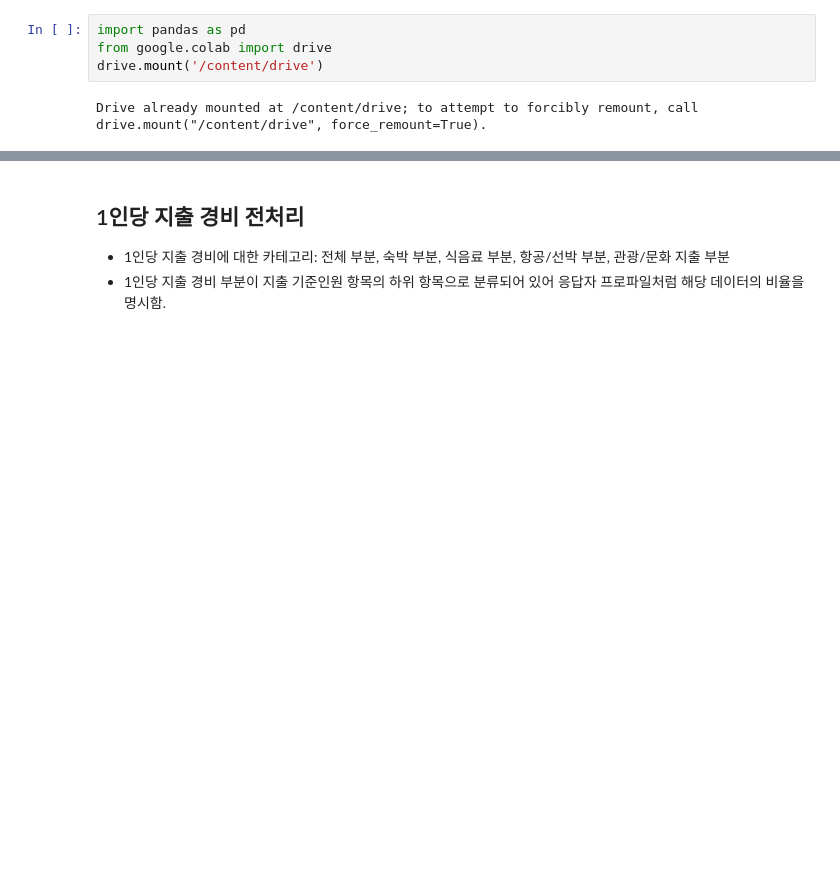
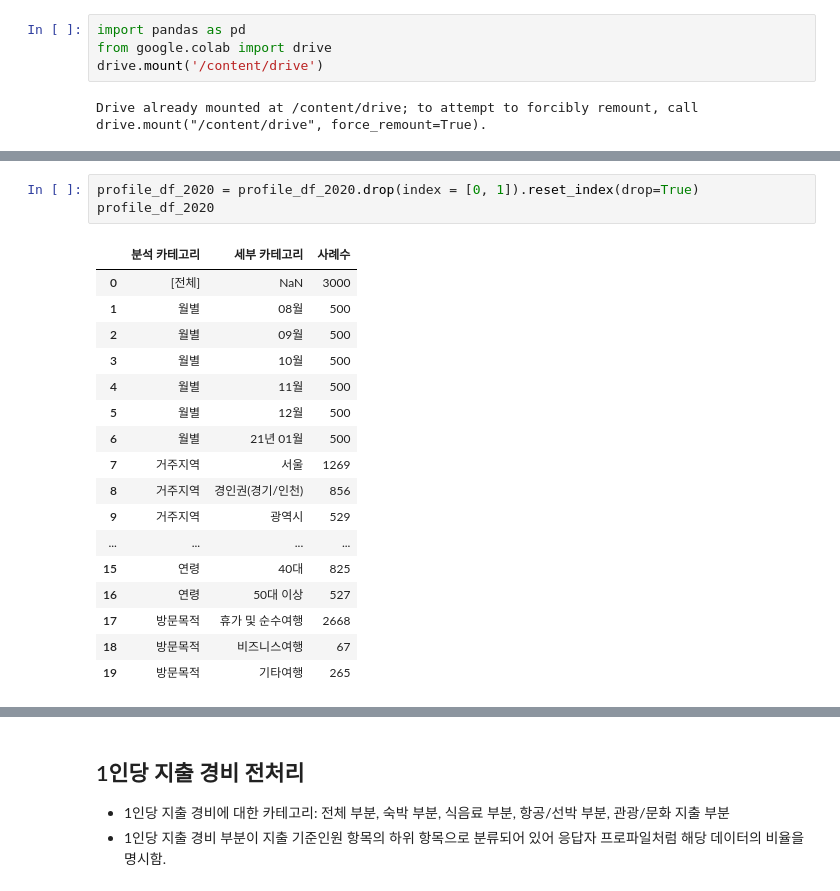
Before and after one commit to HaJeong-K/Jeju_project, a Jupyter notebook: 2020년_전처리.ipynb, the cells around one changed output, grey strips where cells are left out. Saved outputs shown, nothing was run; the diff lists cells and outputs as text; blank space fills up the shorter version.

```diff
--- a/2020년_전처리.ipynb
+++ b/2020년_전처리.ipynb
@@ -18,0 +55,21 @@ Drive already mounted at /content/drive; to attempt to forcibly remount, call dr
+# %%
+profile_df_2020 = profile_df_2020.drop(index = [0, 1]).reset_index(drop=True)
+profile_df_2020
+# %% [output]
+|  | 분석 카테고리 | 세부 카테고리 | 사례수 |
+| 0 | [전체] | NaN | 3000 |
+| 1 | 월별 | 08월 | 500 |
+| 2 | 월별 | 09월 | 500 |
+| 3 | 월별 | 10월 | 500 |
+| 4 | 월별 | 11월 | 500 |
+| 5 | 월별 | 12월 | 500 |
+| 6 | 월별 | 21년 01월 | 500 |
+| 7 | 거주지역 | 서울 | 1269 |
+| 8 | 거주지역 | 경인권(경기/인천) | 856 |
+| 9 | 거주지역 | 광역시 | 529 |
+| ... | ... | ... | ... |
+| 15 | 연령 | 40대 | 825 |
+| 16 | 연령 | 50대 이상 | 527 |
+| 17 | 방문목적 | 휴가 및 순수여행 | 2668 |
+| 18 | 방문목적 | 비즈니스여행 | 67 |
+| 19 | 방문목적 | 기타여행 | 265 |
```
Also changed, not shown: parts of 7 cells of this notebook.
